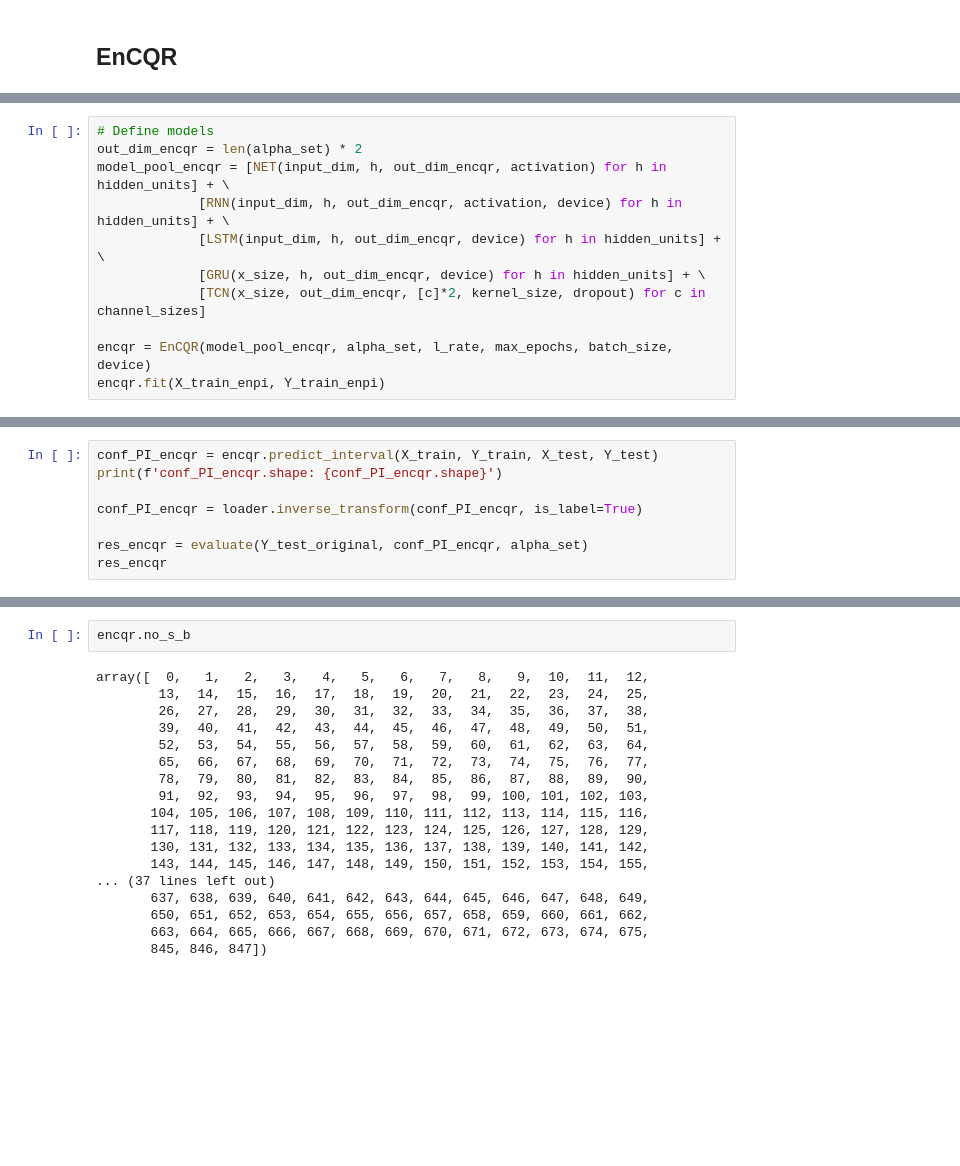
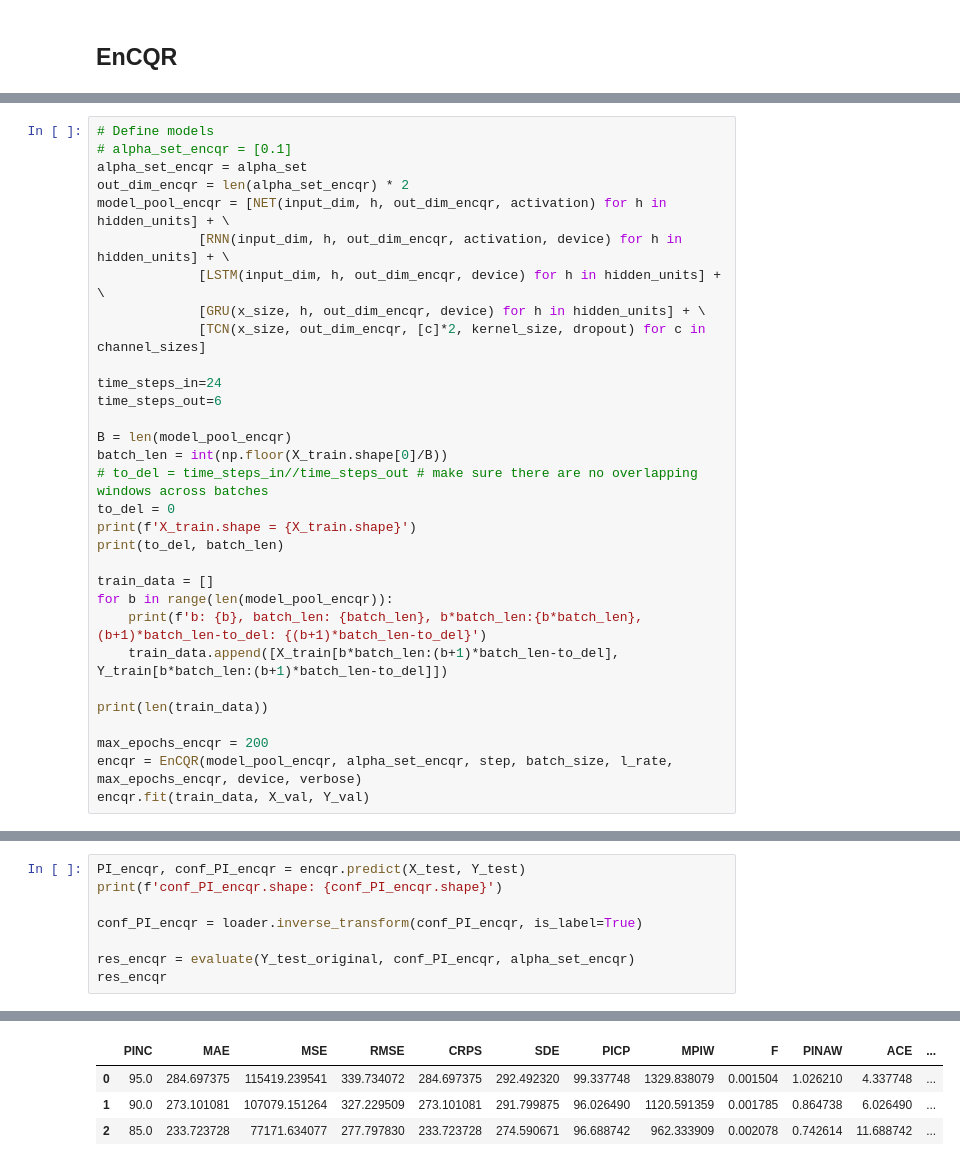
Before and after one commit to GKDGKD/NESCQR, a Jupyter notebook: notebook/Wind Power Forecasting Demo.ipynb, the cells around one changed output, grey strips where cells are left out. Saved outputs shown, nothing was run; the diff lists cells and outputs as text; blank space fills up the shorter version.

```diff
--- a/notebook/Wind Power Forecasting Demo.ipynb
+++ b/notebook/Wind Power Forecasting Demo.ipynb
@@ -736,12 +804,32 @@ class EnCQR():
 # %%
 # Define models
-out_dim_encqr = len(alpha_set) * 2
+# alpha_set_encqr = [0.1]
+alpha_set_encqr = alpha_set
+out_dim_encqr = len(alpha_set_encqr) * 2
 model_pool_encqr = [NET(input_dim, h, out_dim_encqr, activation) for h in hidden_units] + \
              [RNN(input_dim, h, out_dim_encqr, activation, device) for h in hidden_units] + \
              [LSTM(input_dim, h, out_dim_encqr, device) for h in hidden_units] + \
              [GRU(x_size, h, out_dim_encqr, device) for h in hidden_units] + \
              [TCN(x_size, out_dim_encqr, [c]*2, kernel_size, dropout) for c in channel_sizes]
 
-encqr = EnCQR(model_pool_encqr, alpha_set, l_rate, max_epochs, batch_size, device)
-encqr.fit(X_train_enpi, Y_train_enpi)
+time_steps_in=24
+time_steps_out=6
+
+B = len(model_pool_encqr)
+batch_len = int(np.floor(X_train.shape[0]/B))
+# to_del = time_steps_in//time_steps_out # make sure there are no overlapping windows across batches
+to_del = 0
+print(f'X_train.shape = {X_train.shape}')
+print(to_del, batch_len)
+
+train_data = []
+for b in range(len(model_pool_encqr)):
+    print(f'b: {b}, batch_len: {batch_len}, b*batch_len:{b*batch_len}, (b+1)*batch_len-to_del: {(b+1)*batch_len-to_del}')
+    train_data.append([X_train[b*batch_len:(b+1)*batch_len-to_del], Y_train[b*batch_len:(b+1)*batch_len-to_del]])
+
+print(len(train_data))
+
+max_epochs_encqr = 200
+encqr = EnCQR(model_pool_encqr, alpha_set_encqr, step, batch_size, l_rate, max_epochs_encqr, device, verbose)
+encqr.fit(train_data, X_val, Y_val)
 # %% [output]
@@ -768,9 +853,9 @@ Model: 5 finished training.
 # %%
-conf_PI_encqr = encqr.predict_interval(X_train, Y_train, X_test, Y_test)
+PI_encqr, conf_PI_encqr = encqr.predict(X_test, Y_test)
 print(f'conf_PI_encqr.shape: {conf_PI_encqr.shape}')
 
 conf_PI_encqr = loader.inverse_transform(conf_PI_encqr, is_label=True)
 
-res_encqr = evaluate(Y_test_original, conf_PI_encqr, alpha_set)
+res_encqr = evaluate(Y_test_original, conf_PI_encqr, alpha_set_encqr)
 res_encqr
 # %% [output]
@@ -778,20 +874,4 @@ IndexError: index 845 is out of bounds for axis 0 with size 699
+|  | PINC | MAE | MSE | RMSE | CRPS | SDE | PICP | MPIW | F | PINAW | ACE | ... |
+| 0 | 95.0 | 284.697375 | 115419.239541 | 339.734072 | 284.697375 | 292.492320 | 99.337748 | 1329.838079 | 0.001504 | 1.026210 | 4.337748 | ... |
+| 1 | 90.0 | 273.101081 | 107079.151264 | 327.229509 | 273.101081 | 291.799875 | 96.026490 | 1120.591359 | 0.001785 | 0.864738 | 6.026490 | ... |
+| 2 | 85.0 | 233.723728 | 77171.634077 | 277.797830 | 233.723728 | 274.590671 | 96.688742 | 962.333909 | 0.002078 | 0.742614 | 11.688742 | ... |
-# %%
-encqr.no_s_b
-# %% [output]
-array([  0,   1,   2,   3,   4,   5,   6,   7,   8,   9,  10,  11,  12,
-        13,  14,  15,  16,  17,  18,  19,  20,  21,  22,  23,  24,  25,
-        26,  27,  28,  29,  30,  31,  32,  33,  34,  35,  36,  37,  38,
-        39,  40,  41,  42,  43,  44,  45,  46,  47,  48,  49,  50,  51,
-        52,  53,  54,  55,  56,  57,  58,  59,  60,  61,  62,  63,  64,
-        65,  66,  67,  68,  69,  70,  71,  72,  73,  74,  75,  76,  77,
-        78,  79,  80,  81,  82,  83,  84,  85,  86,  87,  88,  89,  90,
-        91,  92,  93,  94,  95,  96,  97,  98,  99, 100, 101, 102, 103,
-       104, 105, 106, 107, 108, 109, 110, 111, 112, 113, 114, 115, 116,
-       117, 118, 119, 120, 121, 122, 123, 124, 125, 126, 127, 128, 129,
-       130, 131, 132, 133, 134, 135, 136, 137, 138, 139, 140, 141, 142,
-       143, 144, 145, 146, 147, 148, 149, 150, 151, 152, 153, 154, 155,
-... (37 lines left out)
-       637, 638, 639, 640, 641, 642, 643, 644, 645, 646, 647, 648, 649,
-       650, 651, 652, 653, 654, 655, 656, 657, 658, 659, 660, 661, 662,
-       663, 664, 665, 666, 667, 668, 669, 670, 671, 672, 673, 674, 675,
-       845, 846, 847])
```
Also changed, not shown: parts of 16 cells of this notebook, 6 other files.
